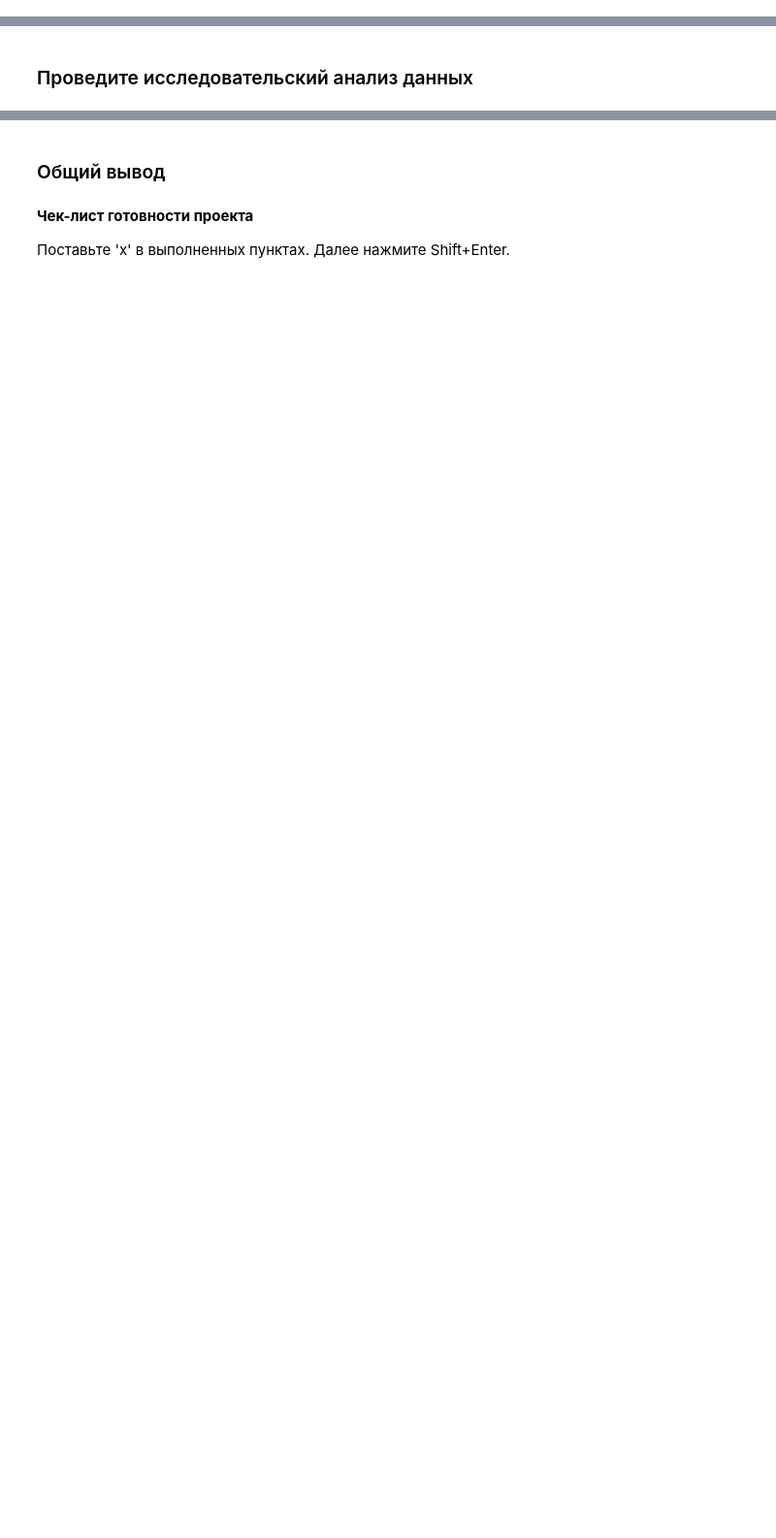
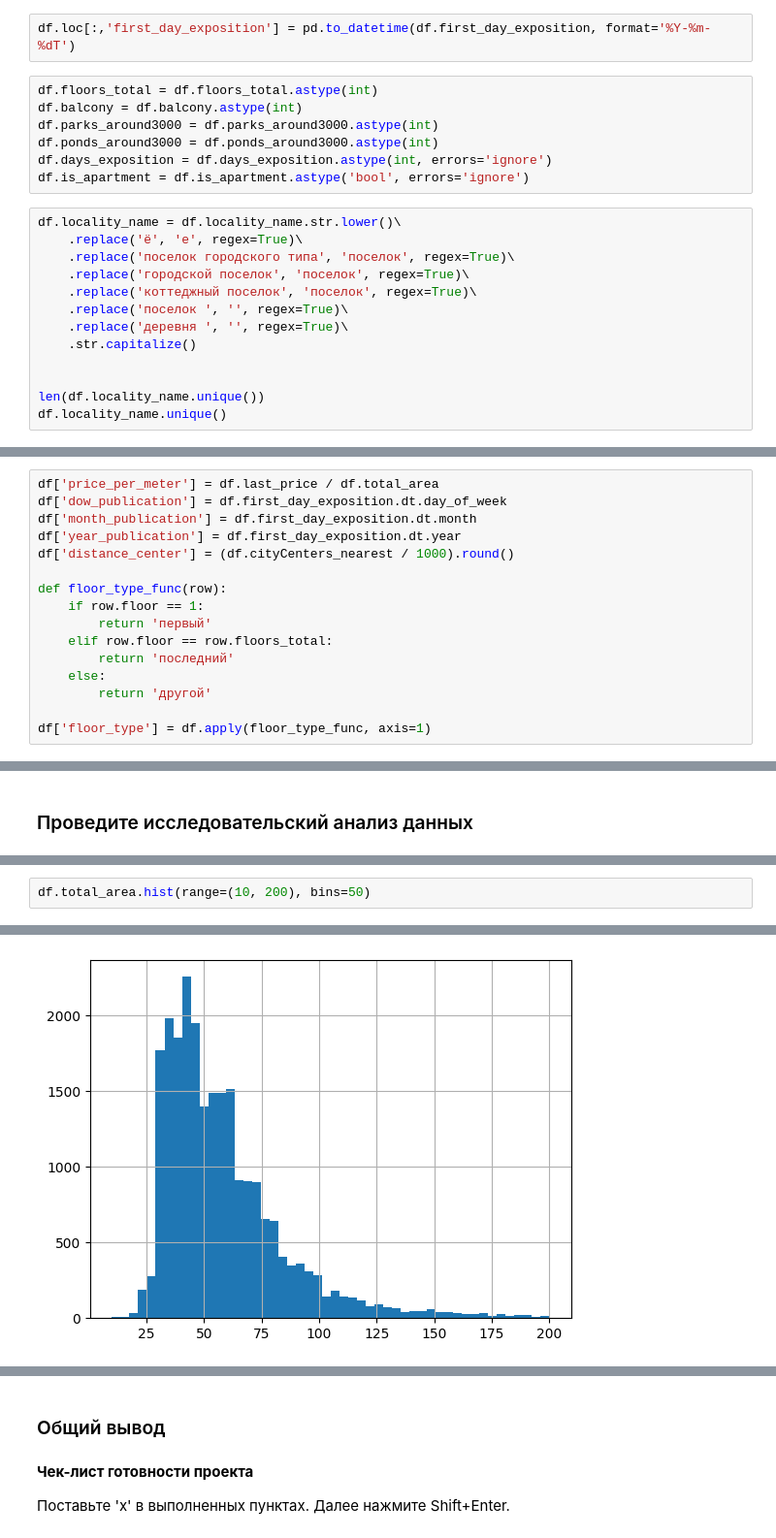
Before and after one commit to ndelenyan/practicum, a Jupyter notebook: sprint05/sprint05.ipynb, the cells around one changed output, grey strips where cells are left out. Shown at 97% size. Saved outputs shown, nothing was run; the diff lists cells and outputs as text; blank space fills up the shorter version.

```diff
--- a/sprint05/sprint05.ipynb
+++ b/sprint05/sprint05.ipynb
@@ -95,0 +265,22 @@ df.loc[df.balcony.isna(),'balcony'] = 0
+# %%
+df.loc[:,'first_day_exposition'] = pd.to_datetime(df.first_day_exposition, format='%Y-%m-%dT')
+# %%
+df.floors_total = df.floors_total.astype(int)
+df.balcony = df.balcony.astype(int)
+df.parks_around3000 = df.parks_around3000.astype(int)
+df.ponds_around3000 = df.ponds_around3000.astype(int)
+df.days_exposition = df.days_exposition.astype(int, errors='ignore')
+df.is_apartment = df.is_apartment.astype('bool', errors='ignore')
+# %%
+df.locality_name = df.locality_name.str.lower()\
+    .replace('ё', 'е', regex=True)\
+    .replace('поселок городского типа', 'поселок', regex=True)\
+    .replace('городской поселок', 'поселок', regex=True)\
+    .replace('коттеджный поселок', 'поселок', regex=True)\
+    .replace('поселок ', '', regex=True)\
+    .replace('деревня ', '', regex=True)\
+    .str.capitalize()
+
+
+len(df.locality_name.unique())
+df.locality_name.unique()
@@ -97,0 +316,16 @@ df.loc[df.balcony.isna(),'balcony'] = 0
+# %%
+df['price_per_meter'] = df.last_price / df.total_area
+df['dow_publication'] = df.first_day_exposition.dt.day_of_week
+df['month_publication'] = df.first_day_exposition.dt.month
+df['year_publication'] = df.first_day_exposition.dt.year
+df['distance_center'] = (df.cityCenters_nearest / 1000).round()
+
+def floor_type_func(row):
+    if row.floor == 1:
+        return 'первый'
+    elif row.floor == row.floors_total:
+        return 'последний'
+    else:
+        return 'другой'
+
+df['floor_type'] = df.apply(floor_type_func, axis=1)
@@ -99,0 +364,3 @@ df.loc[df.balcony.isna(),'balcony'] = 0
+# %%
+df.total_area.hist(range=(10, 200), bins=50)
+# %% [output]
@@ -99,0 +368 @@ df.loc[df.balcony.isna(),'balcony'] = 0
+[figure, added]
```
Also changed, not shown: parts of 52 cells of this notebook.
